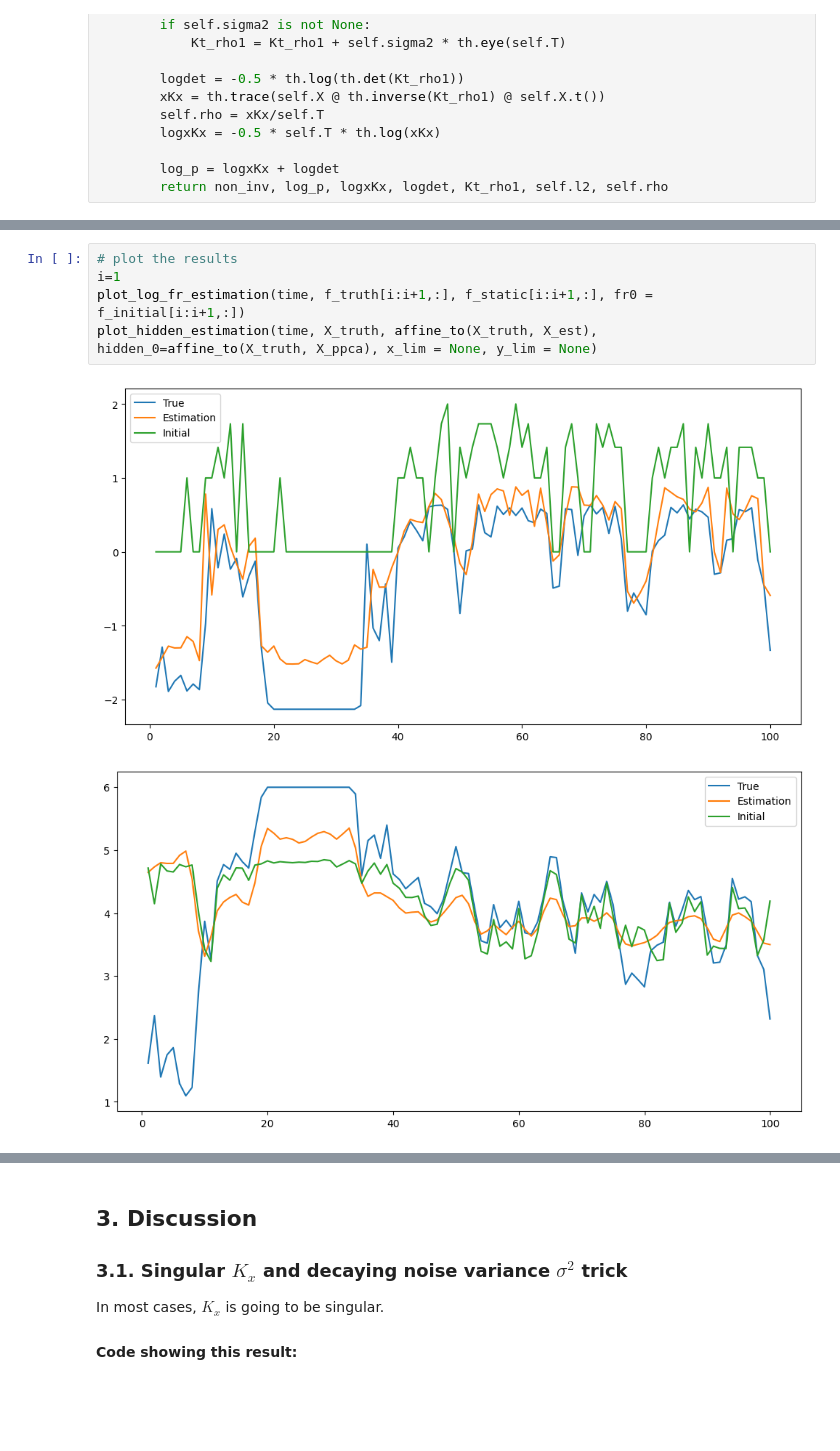
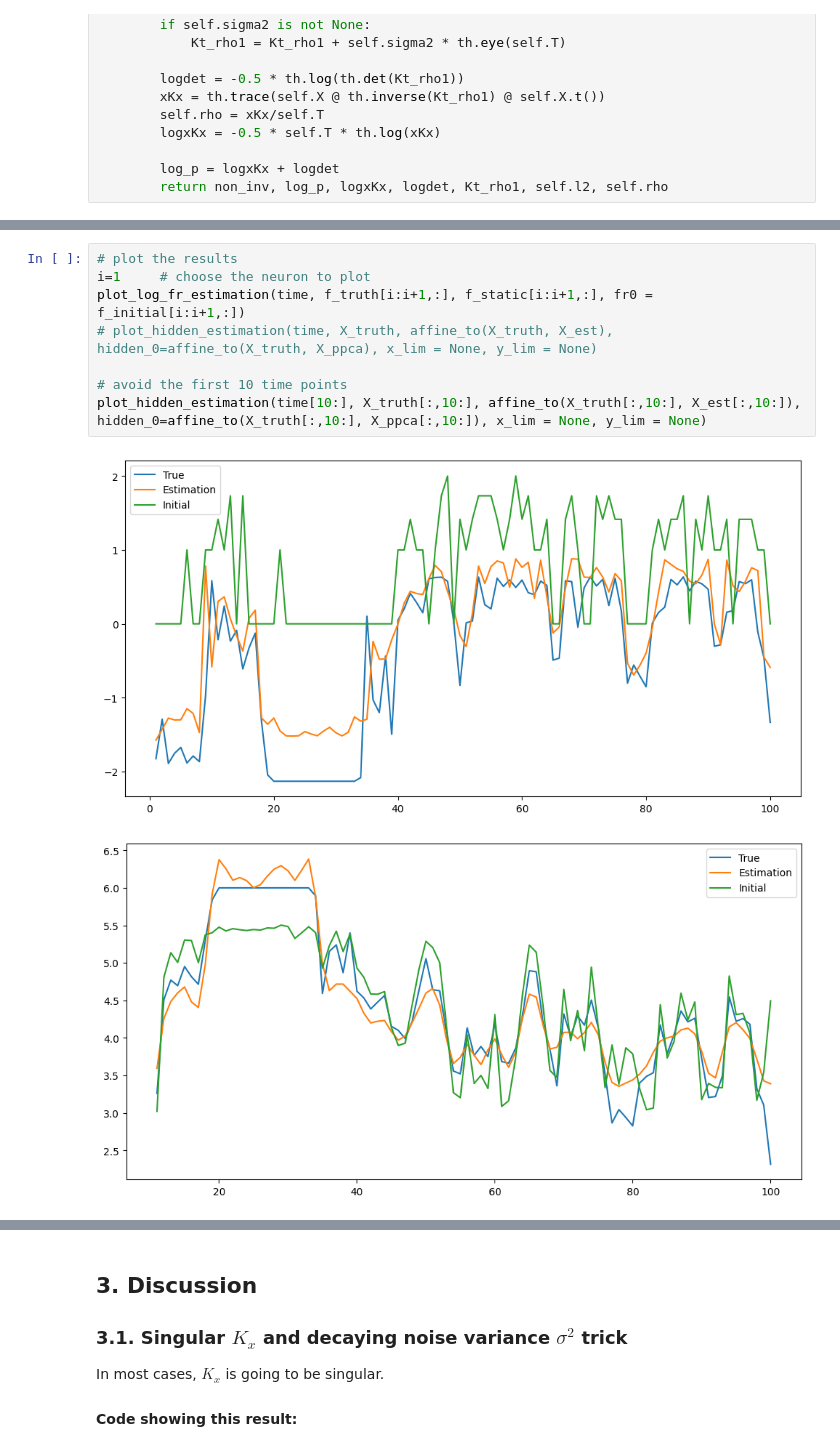
Before and after one commit to prulev/P-GPLVM-simulation-in-Python, a Jupyter notebook: report.ipynb, the cells around one changed output, grey strips where cells are left out. Cells and saved outputs as stored; diff of their text form; blank space fills up the shorter version.

```diff
--- a/report.ipynb
+++ b/report.ipynb
@@ -413,9 +417,12 @@ iter: 4  l_rho_f_iter:
 9 303.06235351836006 -303.06235351836006 -314.8667544461409 11.80440092778079 0.10819252211957786 5.431226064008038
 # %%
 # plot the results
-i=1
+i=1     # choose the neuron to plot
 plot_log_fr_estimation(time, f_truth[i:i+1,:], f_static[i:i+1,:], fr0 = f_initial[i:i+1,:])
-plot_hidden_estimation(time, X_truth, affine_to(X_truth, X_est), hidden_0=affine_to(X_truth, X_ppca), x_lim = None, y_lim = None)
+# plot_hidden_estimation(time, X_truth, affine_to(X_truth, X_est), hidden_0=affine_to(X_truth, X_ppca), x_lim = None, y_lim = None)
+
+# avoid the first 10 time points
+plot_hidden_estimation(time[10:], X_truth[:,10:], affine_to(X_truth[:,10:], X_est[:,10:]), hidden_0=affine_to(X_truth[:,10:], X_ppca[:,10:]), x_lim = None, y_lim = None)
 # %% [output]
 [figure]
-[figure, old version]
+[figure, new version]
```
Also changed, not shown: parts of 6 cells of this notebook, 1 other file.
